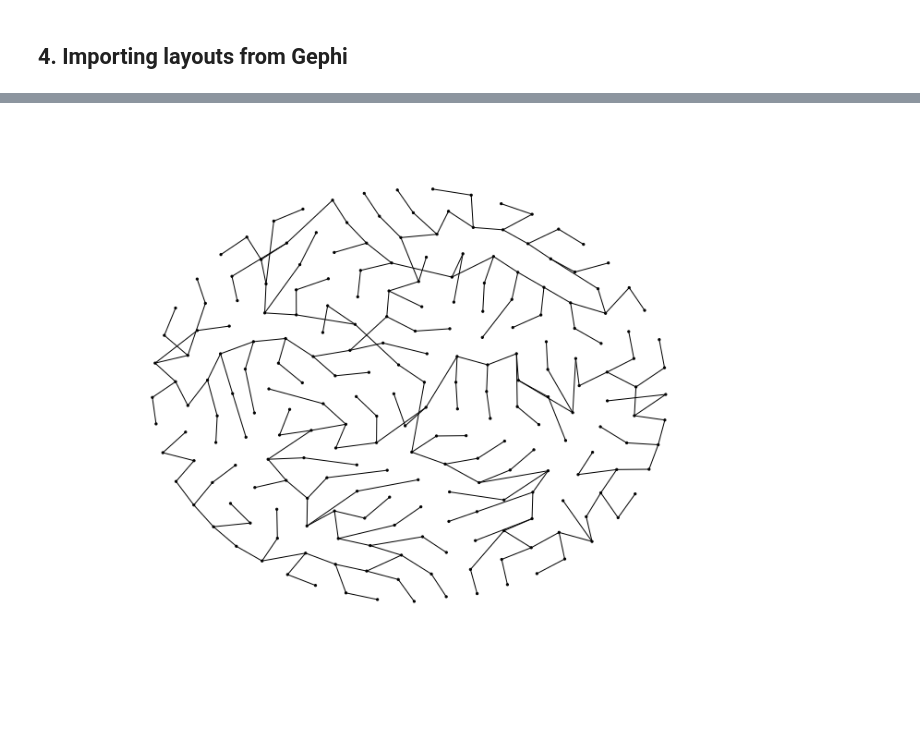
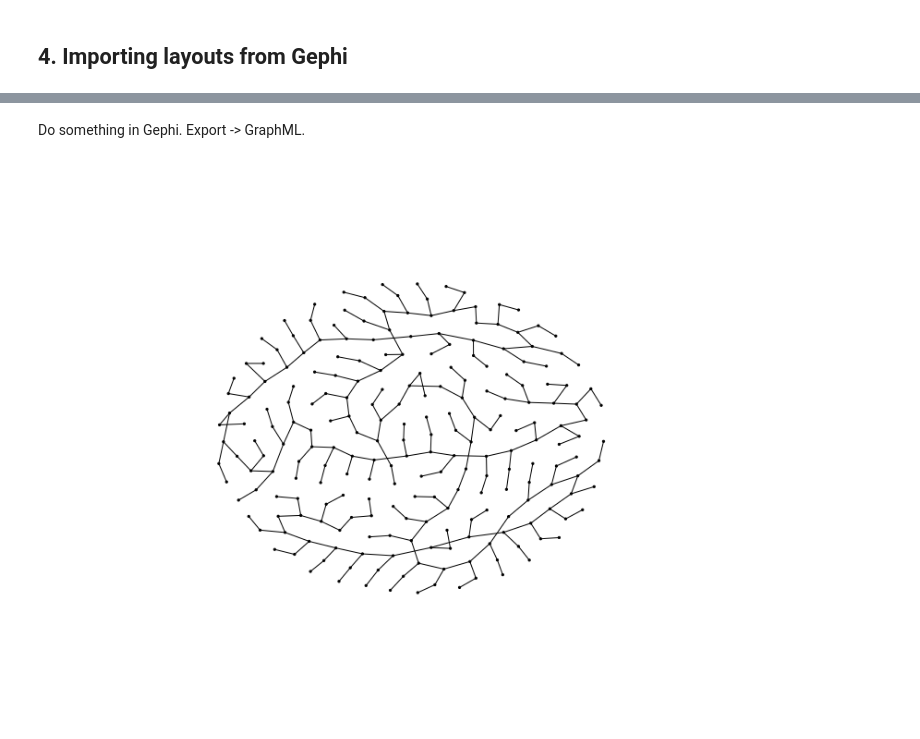
Before and after one commit to MHenderson/graph-drawing, a Jupyter notebook: networkx-drawing-notebook.ipynb, the cells around one changed output, grey strips where cells are left out. Cells and saved outputs as stored; diff of their text form; code cells hidden in the pictures; blank space fills up the shorter version.

Commit message:
Improved the presentation of the Gephi layout example.

```diff
--- a/networkx-drawing-notebook.ipynb
+++ b/networkx-drawing-notebook.ipynb
@@ -128,5 +116,9 @@ nx.draw(gephi_graph, **options_3)
+# %% [markdown]
+Do something in Gephi. Export -> GraphML.
 # %%
-pos = dict([(v,(gephi_graph.node[v]['x'], gephi_graph.node[v]['y'])) for v in gephi_graph.nodes()])
-nx.draw(gephi_graph, pos = pos, **options_3)
+G = nx.read_graphml('/home/matthew/tmp/lobster.graphml')
+
+pos = dict([(v,(G.node[v]['x'], G.node[v]['y'])) for v in G.nodes()])
+nx.draw(G, pos = pos, **options_3)
 # %% [output]
-[figure, old version]
+[figure, new version]
```
Also changed, not shown: parts of 15 cells of this notebook.
